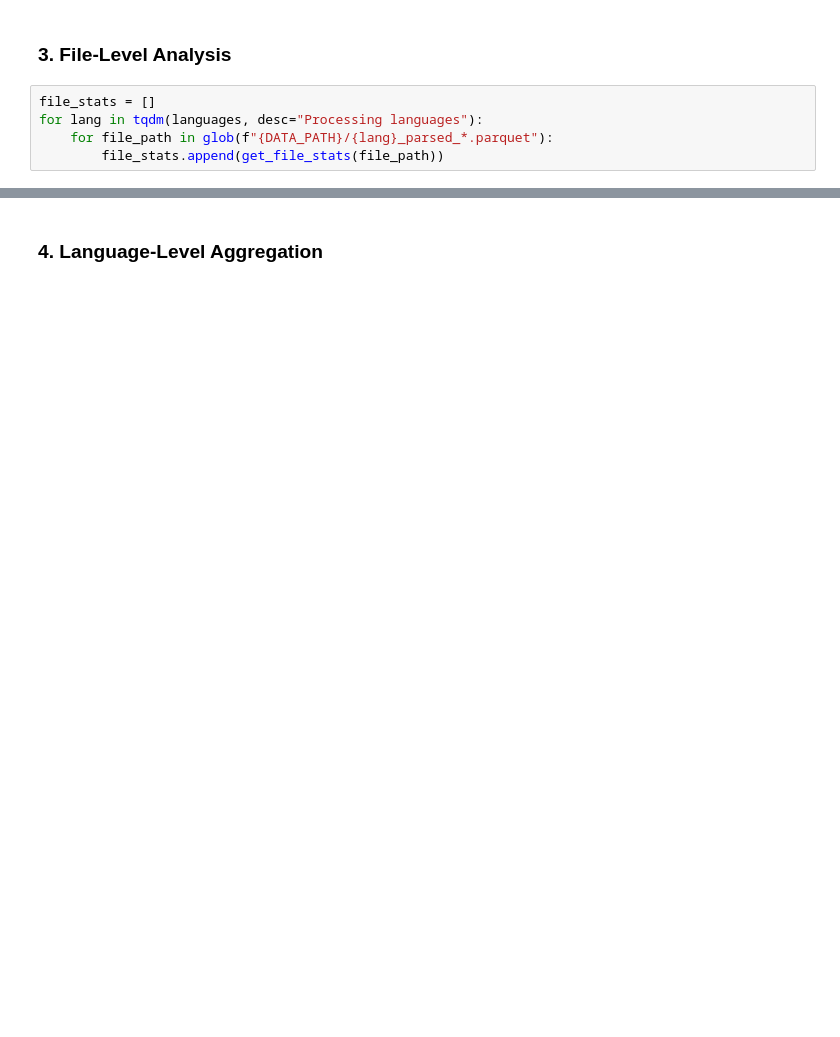
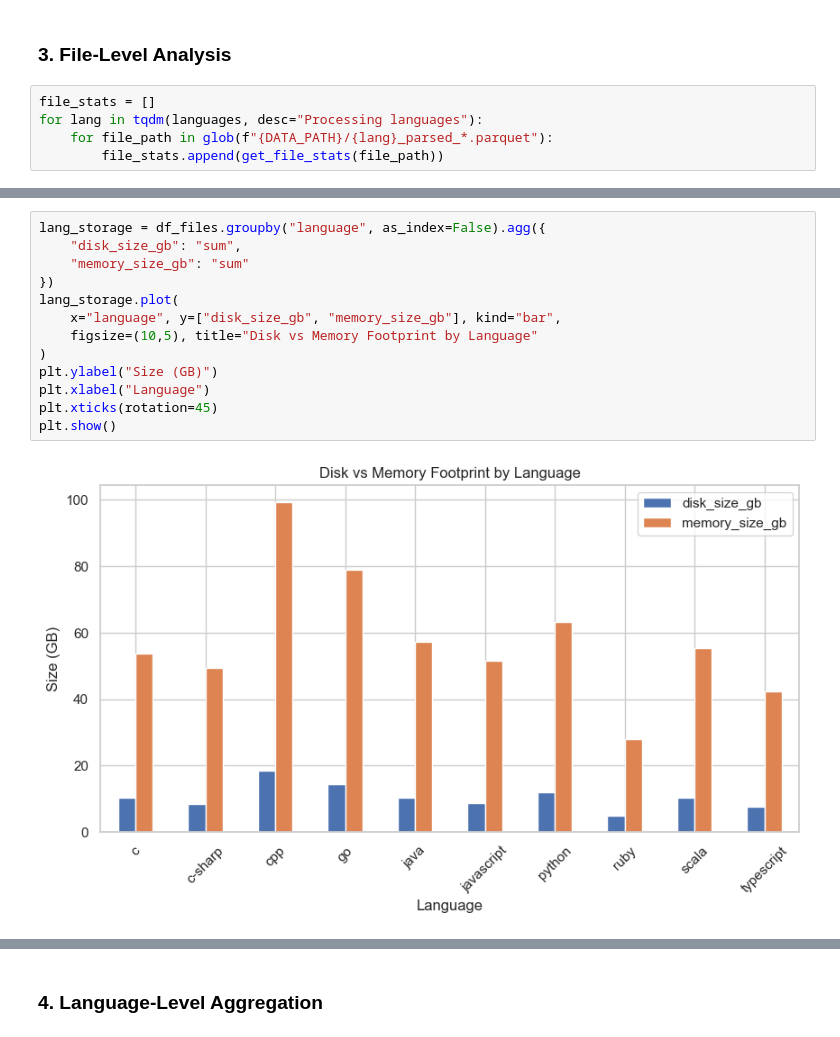
Before and after one commit to JugalGajjar/MultiLang-Code-Parser-Dataset, a Jupyter notebook: analysis.ipynb, the cells around one changed output, grey strips where cells are left out. Saved outputs shown, nothing was run; the diff lists cells and outputs as text; blank space fills up the shorter version.

```diff
--- a/analysis.ipynb
+++ b/analysis.ipynb
@@ -77,0 +130,15 @@ plt.show()
+# %%
+lang_storage = df_files.groupby("language", as_index=False).agg({
+    "disk_size_gb": "sum",
+    "memory_size_gb": "sum"
+})
+lang_storage.plot(
+    x="language", y=["disk_size_gb", "memory_size_gb"], kind="bar",
+    figsize=(10,5), title="Disk vs Memory Footprint by Language"
+)
+plt.ylabel("Size (GB)")
+plt.xlabel("Language")
+plt.xticks(rotation=45)
+plt.show()
+# %% [output]
+[figure, added]
```
Also changed, not shown: parts of 75 cells of this notebook.
